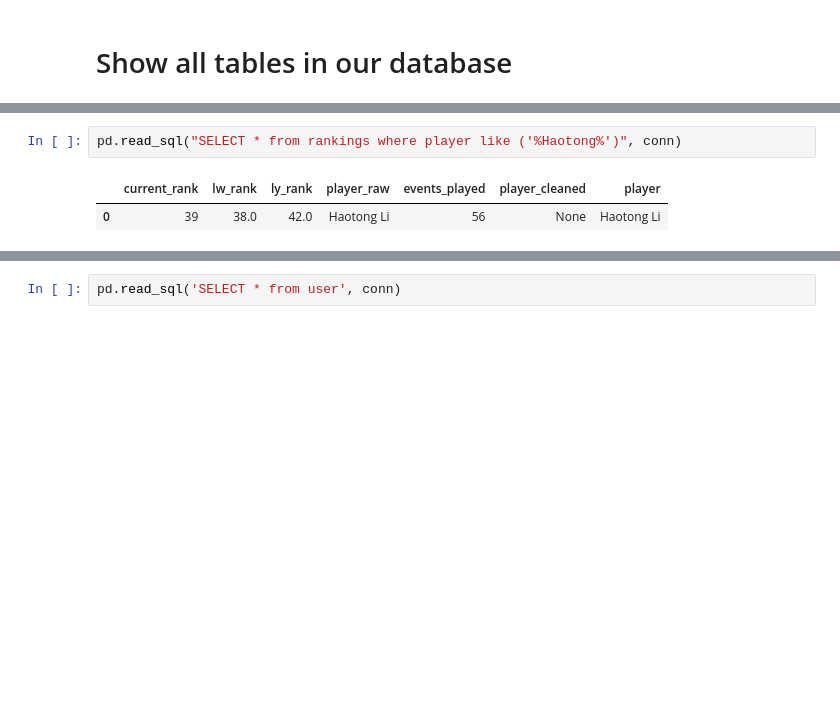
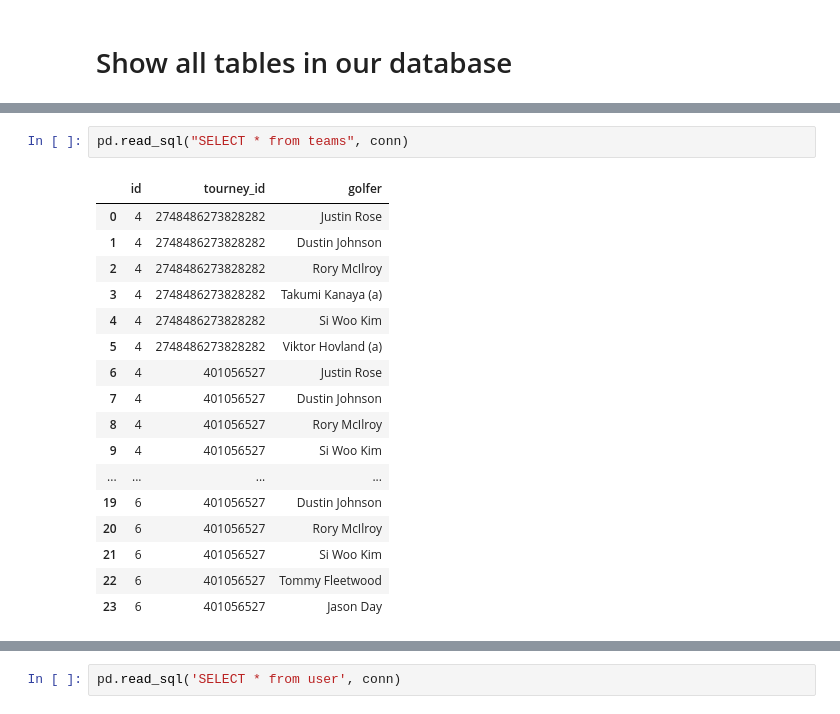
Before and after one commit to jbarton311/donkey_golf, a Jupyter notebook: jupyter_notebooks/user_testing.ipynb, the cells around one changed output, grey strips where cells are left out. Saved outputs shown, nothing was run; the diff lists cells and outputs as text; blank space fills up the shorter version.

```diff
--- a/jupyter_notebooks/user_testing.ipynb
+++ b/jupyter_notebooks/user_testing.ipynb
@@ -44,5 +45,20 @@ pd.read_sql('SELECT name FROM sqlite_master WHERE type = "table"', conn)
 # %%
-pd.read_sql("SELECT * from rankings where player like ('%Haotong%')", conn)
+pd.read_sql("SELECT * from teams", conn)
 # %% [output]
-|  | current_rank | lw_rank | ly_rank | player_raw | events_played | player_cleaned | player |
-| 0 | 39 | 38.0 | 42.0 | Haotong Li | 56 | None | Haotong Li |
+|  | id | tourney_id | golfer |
+| 0 | 4 | 2748486273828282 | Justin Rose |
+| 1 | 4 | 2748486273828282 | Dustin Johnson |
+| 2 | 4 | 2748486273828282 | Rory McIlroy |
+| 3 | 4 | 2748486273828282 | Takumi Kanaya (a) |
+| 4 | 4 | 2748486273828282 | Si Woo Kim |
+| 5 | 4 | 2748486273828282 | Viktor Hovland (a) |
+| 6 | 4 | 401056527 | Justin Rose |
+| 7 | 4 | 401056527 | Dustin Johnson |
+| 8 | 4 | 401056527 | Rory McIlroy |
+| 9 | 4 | 401056527 | Si Woo Kim |
+| ... | ... | ... | ... |
+| 19 | 6 | 401056527 | Dustin Johnson |
+| 20 | 6 | 401056527 | Rory McIlroy |
+| 21 | 6 | 401056527 | Si Woo Kim |
+| 22 | 6 | 401056527 | Tommy Fleetwood |
+| 23 | 6 | 401056527 | Jason Day |
```
Also changed, not shown: parts of 2 cells of this notebook, 4 other files.
